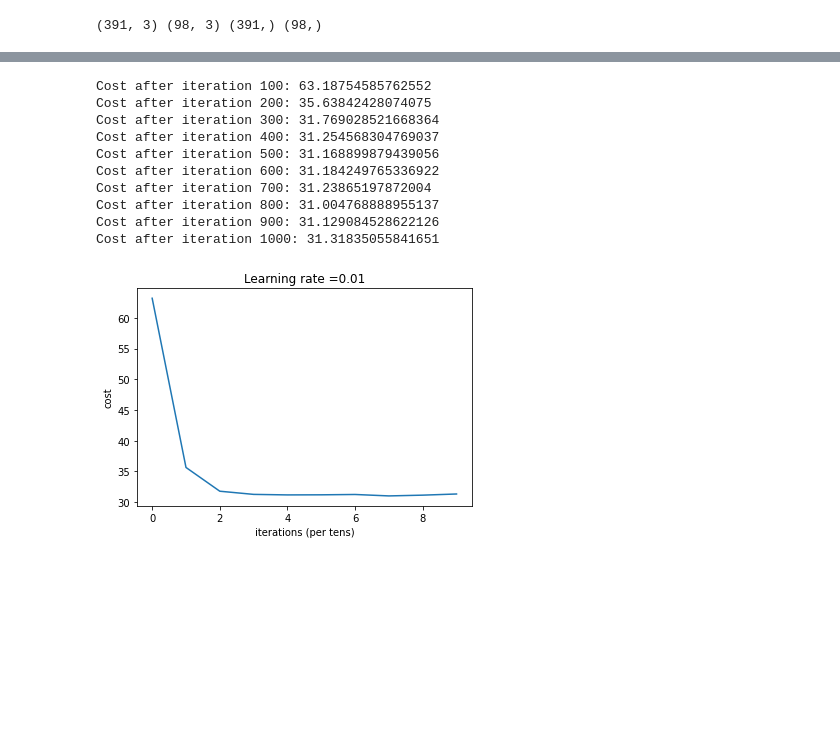
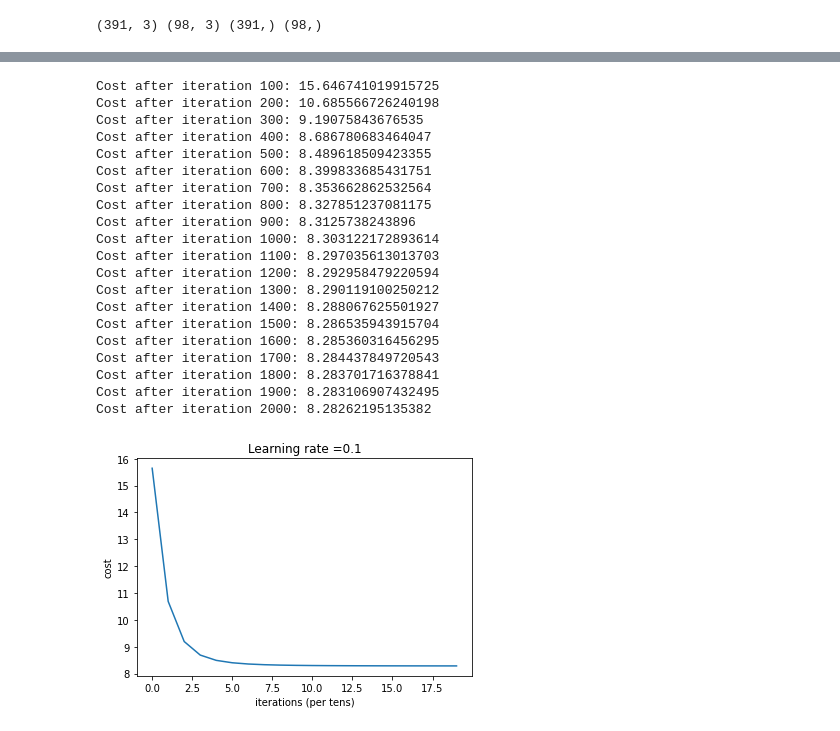
Before and after one commit to fcvv2385jcj/learning, a Jupyter notebook: learning/QG工作室考核/小组/week_2/linear regration.ipynb, the cells around one changed output, grey strips where cells are left out. Cells and saved outputs as stored; diff of their text form; code cells hidden in the pictures; blank space fills up the shorter version.

```diff
--- a/learning/QG工作室考核/小组/week_2/linear regration.ipynb
+++ b/learning/QG工作室考核/小组/week_2/linear regration.ipynb
@@ -234,12 +236,9 @@ class Network(object):
         return X
 
     def cost(self, z, y):
-#         num_samples = y.shape[1]
-#         cost = (np.square(y-z)).sum()/ (2 * m)
-        error = z - y
-        num_samples = error.shape[1]
-        cost = error * error
-        cost = np.sum(cost) / num_samples / 2
+        m = z.shape[1]
+        num_samples = y.shape[1]
+        cost = (np.square(y-z)).sum()/ (2 * m)
         return cost
 
     def gradient(self, x, y, z):
@@ -258,10 +257,10 @@ class Network(object):
         costs = []
         y = y.reshape(1,-1)
         for i in range(1, num_iterations + 1):
-            np.random.shuffle(x)
             z = self.linear_forward(x)
             cost = self.cost(z, y)
             dw, db = self.gradient(x, y, z)
+            m = x.shape[0]
             self.updata(dw,db,learning_rate)
             # 每迭代100次输出一次cost
             if i % 100 == 0:
@@ -314,20 +307,32 @@ KNeighborsRegressor()
 # %%
-# 线性回归梯度下降法
+# # 线性回归梯度下降法
 net = Network(X_train.shape[1])
 net.Normalization(X_train)
-losses = net.train(X_train, y_train, num_iterations=1000)
+net.Normalization(X_test)
+
+losses = net.train(X_train, y_train, num_iterations=2000,learning_rate=0.1)
 # %% [output]
-Cost after iteration 100: 63.18754585762552
-Cost after iteration 200: 35.63842428074075
-Cost after iteration 300: 31.769028521668364
-Cost after iteration 400: 31.254568304769037
-Cost after iteration 500: 31.168899879439056
-Cost after iteration 600: 31.184249765336922
-Cost after iteration 700: 31.23865197872004
-Cost after iteration 800: 31.004768888955137
-Cost after iteration 900: 31.129084528622126
-Cost after iteration 1000: 31.31835055841651
+Cost after iteration 100: 15.646741019915725
+Cost after iteration 200: 10.685566726240198
+Cost after iteration 300: 9.19075843676535
+Cost after iteration 400: 8.686780683464047
+Cost after iteration 500: 8.489618509423355
+Cost after iteration 600: 8.399833685431751
+Cost after iteration 700: 8.353662862532564
+Cost after iteration 800: 8.327851237081175
+Cost after iteration 900: 8.3125738243896
+Cost after iteration 1000: 8.303122172893614
+Cost after iteration 1100: 8.297035613013703
+Cost after iteration 1200: 8.292958479220594
+Cost after iteration 1300: 8.290119100250212
+Cost after iteration 1400: 8.288067625501927
+Cost after iteration 1500: 8.286535943915704
+Cost after iteration 1600: 8.285360316456295
+Cost after iteration 1700: 8.284437849720543
+Cost after iteration 1800: 8.283701716378841
+Cost after iteration 1900: 8.283106907432495
+Cost after iteration 2000: 8.28262195135382
-[figure, old version]
+[figure, new version]
 # %%
 from sklearn.metrics import mean_squared_error #均方误差
 from sklearn.metrics import mean_absolute_error #平方绝对误差
```
Also changed, not shown: parts of 6 cells of this notebook, 1 other file.
